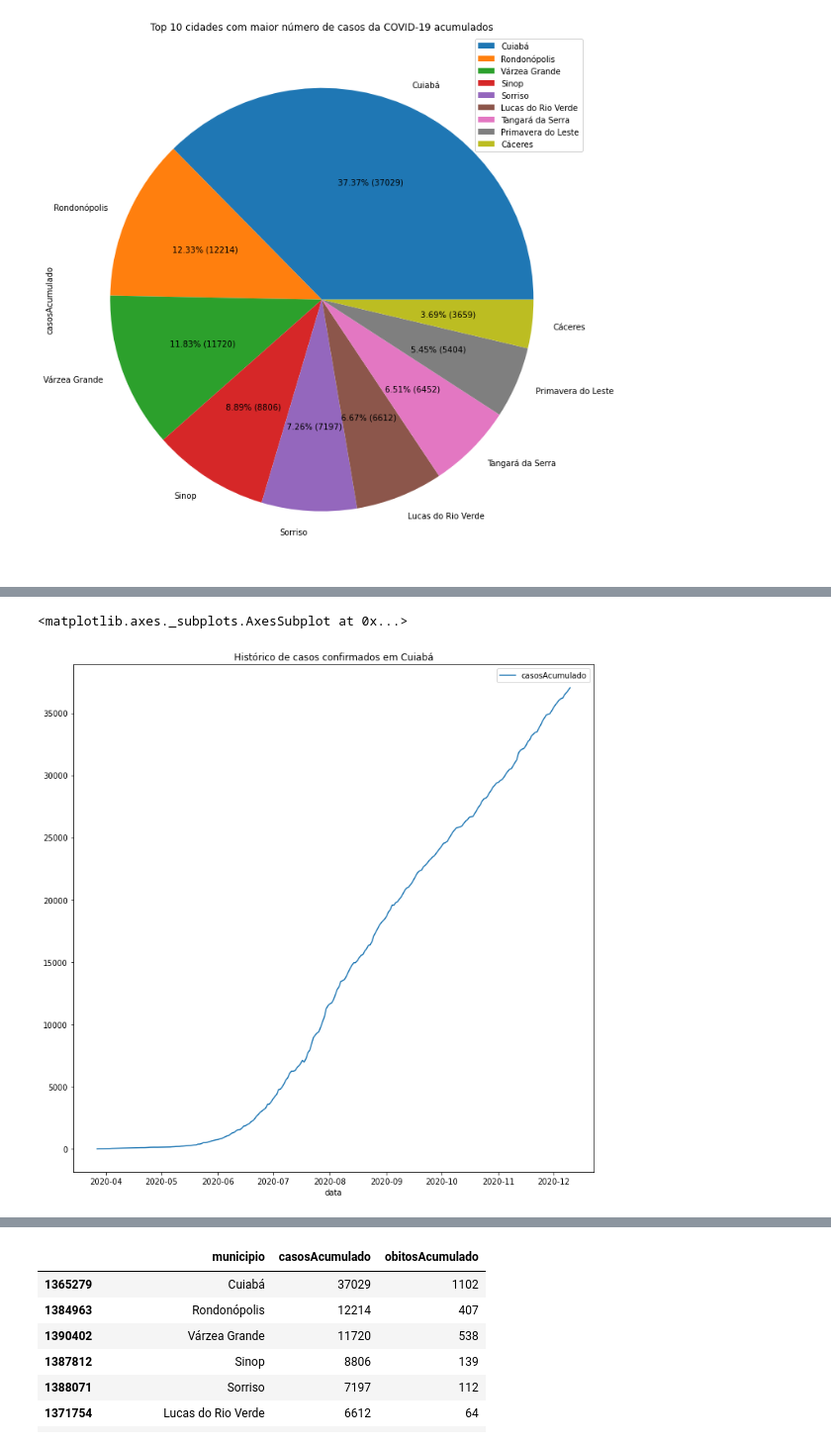
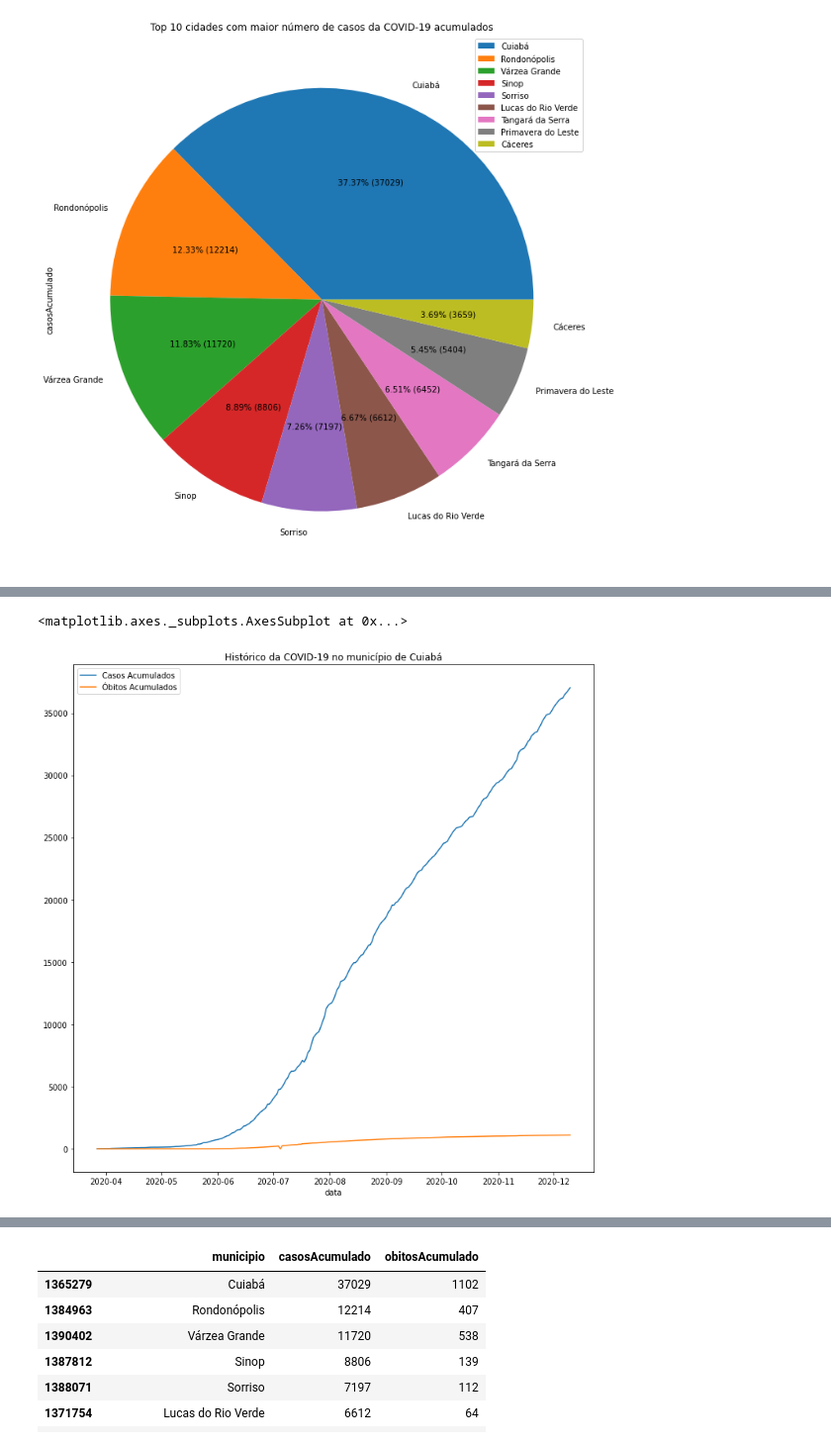
Before and after one commit to marck7jr/sad-exame-final, a Jupyter notebook: notebooks/python-covid-19-mt-oficial.ipynb, the cells around one changed output, grey strips where cells are left out. Shown: that part at 99% size. Cells and saved outputs as stored; diff of their text form; code cells hidden in the pictures.

```diff
--- a/notebooks/python-covid-19-mt-oficial.ipynb
+++ b/notebooks/python-covid-19-mt-oficial.ipynb
@@ -70,8 +70,8 @@ df_by_date_top_50.plot.barh(figsize=(16,16), x='municipio', y='casosAcumulado',
 # %%
 municipio = 'Cuiabá'
 
 df_by_municipio = df.query(f'municipio == "{municipio}"')
-df_by_municipio.plot(figsize=(12,12), x='data', y='casosAcumulado', title=f'Histórico de casos confirmados em {municipio}')
+df_by_municipio.plot(figsize=(12,12), x='data', y=['casosAcumulado', 'obitosAcumulado'], label=['Casos Acumulados', 'Óbitos Acumulados'], title=f'Histórico da COVID-19 no município de {municipio}')
 # %% [output]
 <matplotlib.axes._subplots.AxesSubplot at 0x...>
-[figure, old version]
+[figure, new version]
```
Also changed, not shown: parts of 2 cells of this notebook.
